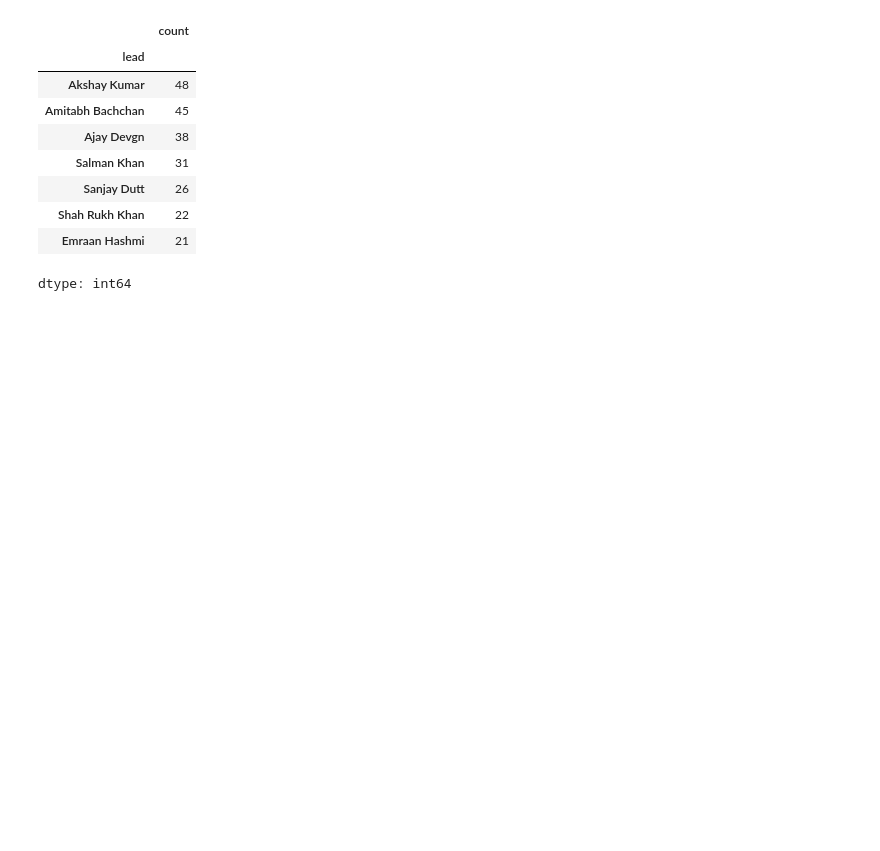
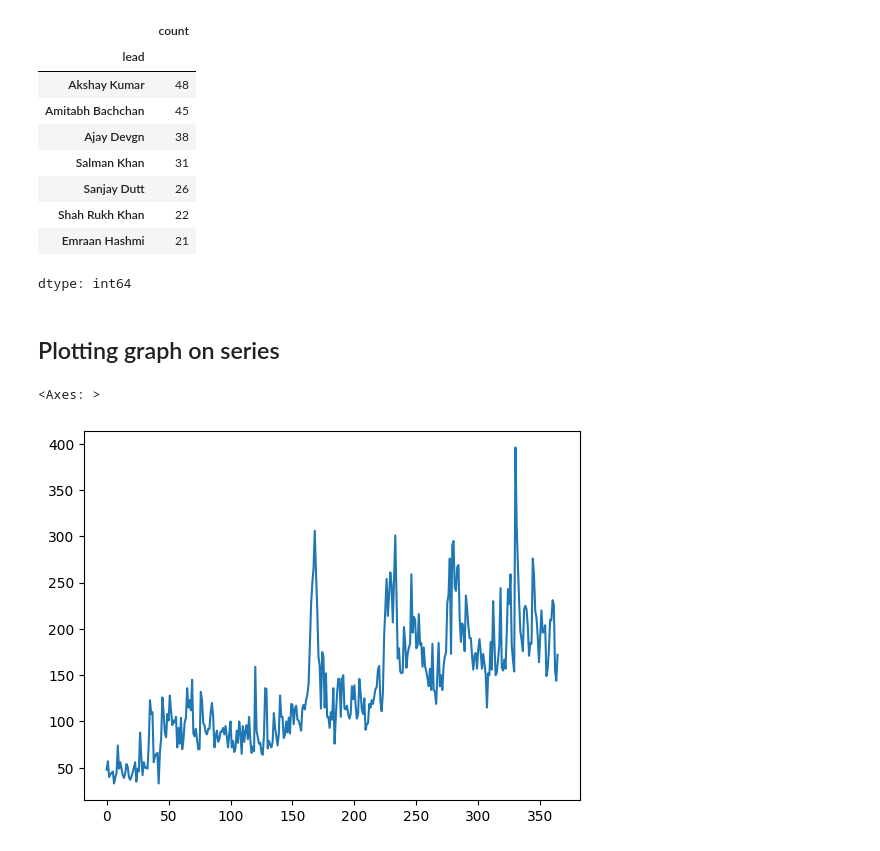
Before and after one commit to Swapn2/Data-Science-Learnings, a Jupyter notebook: panda_series.ipynb, the cells around one changed output. Saved outputs shown, nothing was run; the diff lists cells and outputs as text; code cells hidden in the pictures; blank space fills up the shorter version.

```diff
--- a/panda_series.ipynb
+++ b/panda_series.ipynb
@@ -515,3 +532,10 @@ num_movies[num_movies > 20]
 | Shah Rukh Khan | 22 |
 | Emraan Hashmi | 21 |
 dtype: int64
+# %% [markdown]
+## Plotting graph on series
+# %%
+subs.plot()
+# %% [output]
+<Axes: >
+[figure, added]
```
Also changed, not shown: parts of 9 cells of this notebook.
